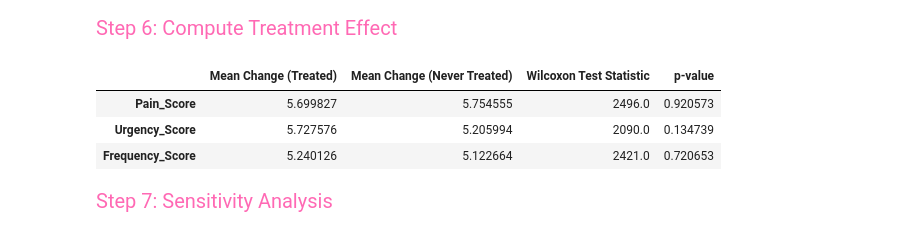
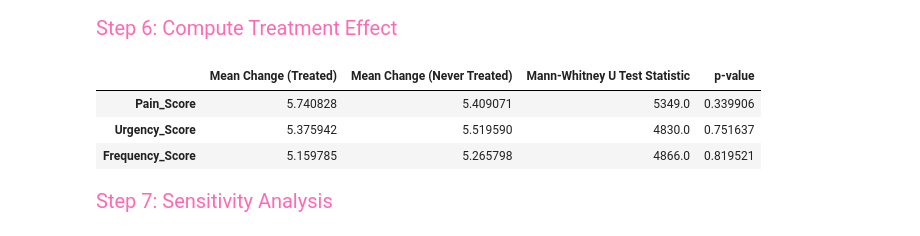
Before and after one commit to llewelyndramayo/CS-3203N, a Jupyter notebook: Assignment-1-Data-Analytics/code1.ipynb, the cells around one changed output. Drawn from its saved outputs; the diff is of its cells as text; code cells hidden in the pictures.

```diff
--- a/Assignment-1-Data-Analytics/code1.ipynb
+++ b/Assignment-1-Data-Analytics/code1.ipynb
@@ -155,14 +156,13 @@ neverTreated_matched = df[df["Patient_ID"].isin(matched_pairs["NeverTreated_ID"]
 # %% [markdown]
 <span style="color: #FF69B4; font-size: 20px;font-family: 'Comic Sans MS', cursive, sans-serif;">Step 5: Visualizing Symptom Distribution Before and After Matching</span>
 # %%
-# Boxplots showing the distribution of symptoms before and after matching.
-
 plt.figure(figsize=(14, 10))
 
 # Before matching (treated vs never treated)
 for i, symptom in enumerate(covariate_columns):
     plt.subplot(2, 3, i+1)
-    sns.boxplot(data=[df[df['Treatment_Status'] == 1][symptom].values, df[df['Treatment_Status'] == 0][symptom].values], showfliers=False, palette="pastel")
+    sns.boxplot(data=[df[df['Treatment_Status'] == 1][symptom].values, df[df['Treatment_Status'] == 0][symptom].values],
+                showfliers=False, palette=["#F7A8B8", "#6A3D79"])
     plt.xticks([0, 1], ["Treated", "Never Treated"])
     plt.title(f"{symptom} Distribution (Before Matching)")
     plt.xlabel("Group")
@@ -171,7 +171,8 @@ for i, symptom in enumerate(covariate_columns):
 # After matching (treated vs control)
 for i, symptom in enumerate(covariate_columns):
     plt.subplot(2, 3, i+4)
-    sns.boxplot(data=[treated_matched[symptom].values, control_matched[symptom].values], showfliers=False, palette="pastel")
+    sns.boxplot(data=[treated_matched[symptom].values, neverTreated_matched[symptom].values],
+                showfliers=False, palette=["#F7A8B8", "#6A3D79"])
     plt.xticks([0, 1], ["Treated", "Control"])
     plt.title(f"{symptom} Distribution (After Matching)")
     plt.xlabel("Group")
@@ -184,31 +185,41 @@ plt.show()
 # %% [markdown]
 <span style="color: #FF69B4; font-size: 20px;font-family: 'Comic Sans MS', cursive, sans-serif;">Step 6: Compute Treatment Effect</span>
 # %%
-# Now we will compare the changes in symptoms between treated and never treated
+# Function to compute treatment effects for each symptom
 def compute_treatment_effect(df, symptoms):
+    # Initialize an empty dictionary to store results
     results = {}
+
+    # Loop through each symptom to calculate treatment effects
     for symptom in symptoms:
-        treated_changes = df[df['Treatment_Status'] == 1][symptom]
-        never_treated_changes = df[df['Treatment_Status'] == 0][symptom]
+        # Extract the changes in symptoms for treated and never treated groups
+        treated_changes = df[df['Treatment_Status'] == 1][symptom]  # Changes in treated group
+        never_treated_changes = df[df['Treatment_Status'] == 0][symptom]  # Changes in never treated group
 
-        # Perform Wilcoxon test on the unpaired data
-        stat, p_value = wilcoxon(treated_changes, never_treated_changes)
+        # Perform Mann-Whitney U test to compare the distributions of the two groups (unpaired data)
+        stat, p_value = mannwhitneyu(treated_changes, never_treated_changes)
+
+        # Store the results for each symptom
         results[symptom] = {
-            "Mean Change (Treated)": treated_changes.mean(),
-            "Mean Change (Never Treated)": never_treated_changes.mean(),
-            "Wilcoxon Test Statistic": stat,
-            "p-value": p_value
+            "Mean Change (Treated)": treated_changes.mean(),  # Mean change in treated group
+            "Mean Change (Never Treated)": never_treated_changes.mean(),  # Mean change in never treated group
+            "Mann-Whitney U Test Statistic": stat,  # Mann-Whitney U test statistic
+            "p-value": p_value  # p-value for the test
         }
+
+    # Return the results as a DataFrame
     return pd.DataFrame(results).T
 
-# Calculate treatment effects
+# Calculate treatment effects for each symptom in the list
 effect_df = compute_treatment_effect(df, covariate_columns)
+
+# Display the results
 effect_df
 # %% [output]
-|  | Mean Change (Treated) | Mean Change (Never Treated) | Wilcoxon Test Statistic | p-value |
-| Pain_Score | 5.699827 | 5.754555 | 2496.0 | 0.920573 |
-| Urgency_Score | 5.727576 | 5.205994 | 2090.0 | 0.134739 |
-| Frequency_Score | 5.240126 | 5.122664 | 2421.0 | 0.720653 |
+|  | Mean Change (Treated) | Mean Change (Never Treated) | Mann-Whitney U Test Statistic | p-value |
+| Pain_Score | 5.740828 | 5.409071 | 5349.0 | 0.339906 |
+| Urgency_Score | 5.375942 | 5.519590 | 4830.0 | 0.751637 |
+| Frequency_Score | 5.159785 | 5.265798 | 4866.0 | 0.819521 |
 # %% [markdown]
 <span style="color: #FF69B4; font-size: 20px;font-family: 'Comic Sans MS', cursive, sans-serif;">Step 7: Sensitivity Analysis</span>
 # %%
```
Also changed, not shown: parts of 7 cells of this notebook.
